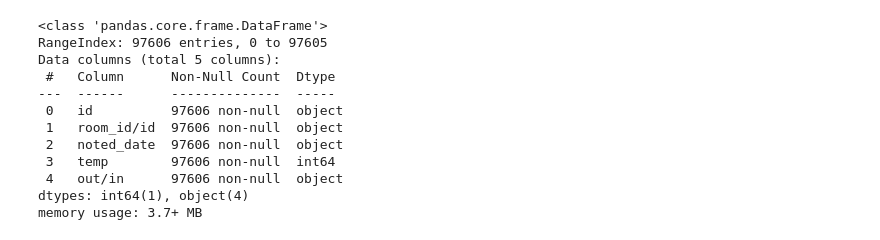
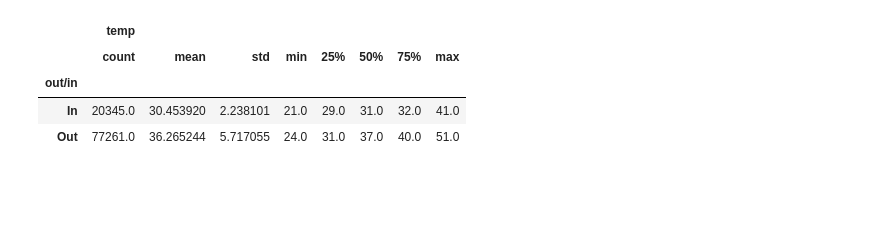
Before and after one commit to karim-saleeh/IOT-temp, a Jupyter notebook: Temperature Readings from IOT Devices.ipynb, the cells around one changed output. Saved outputs shown, nothing was run; the diff lists cells and outputs as text; code cells hidden in the pictures; blank space fills up the shorter version.

```diff
--- a/Temperature Readings from IOT Devices.ipynb
+++ b/Temperature Readings from IOT Devices.ipynb
@@ -34,15 +8,0 @@ data.describe()
-# %%
-data.info()
-# %% [output]
-<class 'pandas.core.frame.DataFrame'>
-RangeIndex: 97606 entries, 0 to 97605
-Data columns (total 5 columns):
- #   Column      Non-Null Count  Dtype
----  ------      --------------  -----
- 0   id          97606 non-null  object
- 1   room_id/id  97606 non-null  object
- 2   noted_date  97606 non-null  object
- 3   temp        97606 non-null  int64
- 4   out/in      97606 non-null  object
-dtypes: int64(1), object(4)
-memory usage: 3.7+ MB
@@ -48,0 +12,8 @@ memory usage: 3.7+ MB
+# %%
+data.groupby('out/in').describe()
+# %% [output]
+|  | temp |  |  |  |  |  |  |  |
+|  | count | mean | std | min | 25% | 50% | 75% | max |
+| out/in |  |  |  |  |  |  |  |  |
+| In | 20345.0 | 30.453920 | 2.238101 | 21.0 | 29.0 | 31.0 | 32.0 | 41.0 |
+| Out | 77261.0 | 36.265244 | 5.717055 | 24.0 | 31.0 | 37.0 | 40.0 | 51.0 |
```
Also changed, not shown: parts of 16 cells of this notebook.
